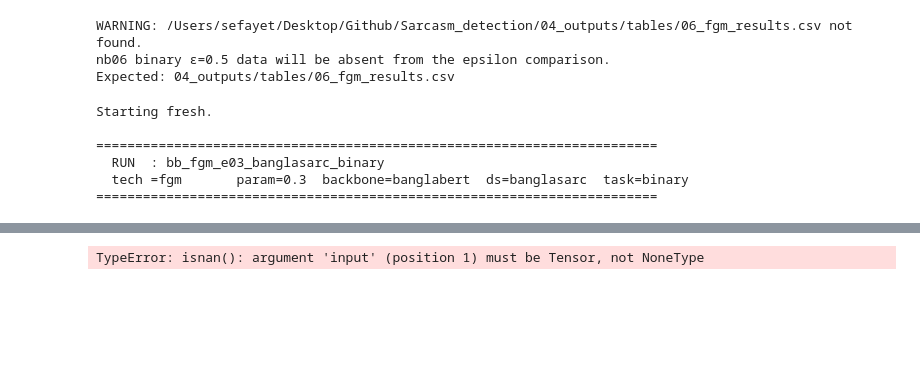
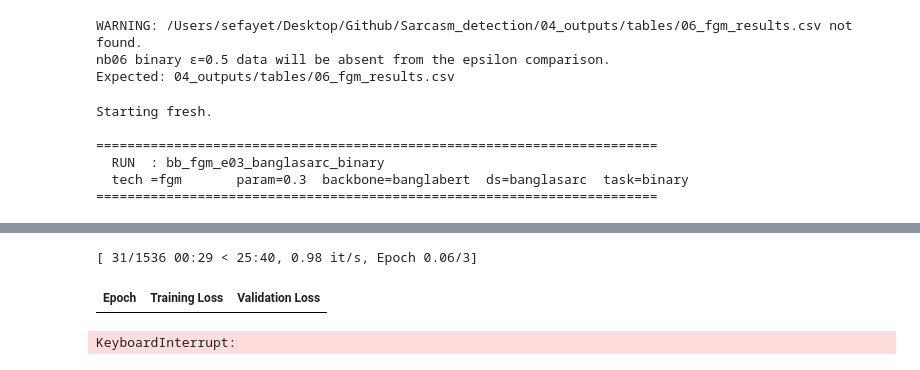
Before and after one commit to Sefayet-Alam/Sarcasm_detection, a Jupyter notebook: 02_notebooks/12_adv_training_ultimate.ipynb, the cells around one changed output, grey strips where cells are left out. Cells and saved outputs as stored; diff of their text form; code cells hidden in the pictures; blank space fills up the shorter version.

```diff
--- a/02_notebooks/12_adv_training_ultimate.ipynb
+++ b/02_notebooks/12_adv_training_ultimate.ipynb
@@ -327,9 +370,6 @@ print('FreeLB + FreeLBTrainer ready.')
 FreeLB + FreeLBTrainer ready.
 # %%
 # ── Cell 6: AWP + FGMAWPTrainer ────────────────────────────────────────────
-# AWP (Adversarial Weight Perturbation) perturbs ALL model weights, not just
-# embeddings. Combined with FGM (embedding perturbation) it attacks both the
-# input space and parameter space simultaneously.
 
 class AWP:
     """Adversarial Weight Perturbation — perturbs all named 'weight' parameters."""
@@ -341,7 +381,6 @@ class AWP:
         self.backup    = {}
 
     def attack(self):
-        """Save current weights, then step in gradient direction."""
         for name, param in self.model.named_parameters():
             if (param.requires_grad
                     and self.adv_param in name
@@ -363,16 +402,7 @@ class AWP:
         self.backup = {}
 
 
-class FGMAWPTrainer(Trainer):
-    """
-    Combined FGM (embedding space) + AWP (weight space) adversarial training.
-    Protocol:
-      1. Clean forward + backward  → grads used by AWP
-      2. AWP.attack()              → perturb all weights
-      3. FGM.attack()              → additionally perturb embeddings
-      4. Adversarial forward + backward
-      5. FGM.restore() + AWP.restore()
-    """
+class FGMAWPTrainer(_AdvTrainerBase):
     def __init__(self, fgm_epsilon=0.5, class_weights=None, **kwargs):
         super().__init__(**kwargs)
         self.fgm_epsilon   = fgm_epsilon
@@ -404,22 +434,28 @@ class FGMAWPTrainer(Trainer):
         # Step 1: clean forward + backward
         with self.compute_loss_context_manager():
             loss = self.compute_loss(model, inputs)
-        self.accelerator.backward(loss / self.args.gradient_accumulation_steps)
 
-        # Step 2: AWP attack (uses clean gradients)
+        # Save BEFORE backward
+        loss_to_return = loss.detach().clone()
+
+        self._safe_backward(loss / self.args.gradient_accumulation_steps)
+
+        # Step 2: AWP perturbs weights using clean gradients
         awp.attack()
 
-        # Step 3: additionally perturb embeddings
+        # Step 3: FGM additionally perturbs embeddings
         fgm.attack()
-        # Step 4: adversarial forward + backward
+
+        # Step 4: adversarial forward + backward (both perturbations active)
         with self.compute_loss_context_manager():
             loss_adv = self.compute_loss(model, inputs)
-        self.accelerator.backward(loss_adv / self.args.gradient_accumulation_steps)
+        self._safe_backward(loss_adv / self.args.gradient_accumulation_steps)
+
         # Step 5: restore both
         fgm.restore()
         awp.restore()
 
-        return loss.detach()
+        return loss_to_return
 
 
 print('AWP + FGMAWPTrainer ready.')
@@ -440,8 +476,7 @@ def build_trainer(technique, extra_kwargs, **trainer_kwargs):
     return cls(**extra_kwargs, **trainer_kwargs)
 
 
-def train_and_evaluate(run_id, technique, backbone_short, backbone_hf,
-                       param, dataset_name, task, completed_runs):
+def train_and_evaluate(run_id, technique, backbone_short, backbone_hf,param, dataset_name, task, completed_runs):
     if run_id in completed_runs:
         print(f'  [SKIP] {run_id}')
         return None
@@ -449,8 +484,7 @@ def train_and_evaluate(run_id, technique, backbone_short, backbone_hf,
     sep = '=' * 72
     print(f'\n{sep}')
     print(f'  RUN  : {run_id}')
-    print(f'  tech ={technique:8s}  param={param}  '
-          f'backbone={backbone_short}  ds={dataset_name}  task={task}')
+    print(f'  tech ={technique:8s}  param={param}  'f'backbone={backbone_short}  ds={dataset_name}  task={task}')
     print(sep)
 
     num_labels = 2 if task == 'binary' else 3
@@ -643,9 +677,7 @@ if os.path.exists(OUTPUT_CSV):
 else:
     print('Starting fresh.')
 
-for (run_id, technique, backbone_short, backbone_hf,
-     param, dataset_name, task) in RUN_MATRIX:
-
+for (run_id, technique, backbone_short, backbone_hf,param, dataset_name, task) in RUN_MATRIX:
     result = train_and_evaluate(
         run_id, technique, backbone_short, backbone_hf,
         param, dataset_name, task, completed_runs
@@ -669,20 +700,22 @@ Warning: You are sending unauthenticated requests to the HF Hub. Please set a HF
 ElectraForSequenceClassification LOAD REPORT from: csebuetnlp/banglabert
 Key                                               | Status     |
 --------------------------------------------------+------------+-
 discriminator_predictions.dense.weight            | UNEXPECTED |
 discriminator_predictions.dense.bias              | UNEXPECTED |
 discriminator_predictions.dense_prediction.weight | UNEXPECTED |
 discriminator_predictions.dense_prediction.bias   | UNEXPECTED |
 electra.embeddings.position_ids                   | UNEXPECTED |
 classifier.out_proj.weight                        | MISSING    |
 classifier.out_proj.bias                          | MISSING    |
 classifier.dense.bias                             | MISSING    |
 classifier.dense.weight                           | MISSING    |
 
 Notes:
 - UNEXPECTED:   can be ignored when loading from different task/architecture; not ok if you expect identical arch.
 - MISSING:      those params were newly initialized because missing from the checkpoint. Consider training on your downstream task.
-TypeError: isnan(): argument 'input' (position 1) must be Tensor, not NoneType
+[ 31/1536 00:29 < 25:40, 0.98 it/s, Epoch 0.06/3]
+| Epoch | Training Loss | Validation Loss |
+KeyboardInterrupt:
 # %%
 # ── Cell 10: Analysis — three comparison tables ────────────────────────────
 results_df = pd.read_csv(OUTPUT_CSV)
```
Also changed, not shown: parts of 3 cells of this notebook.
